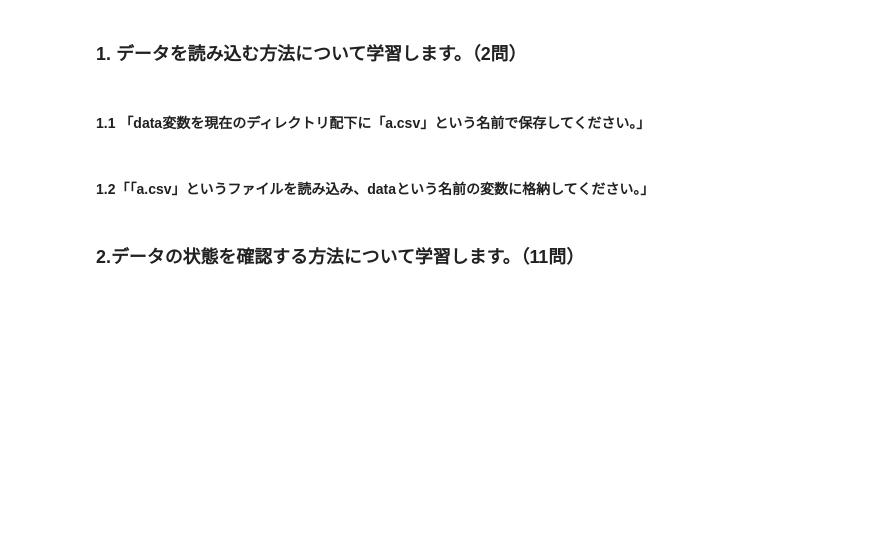
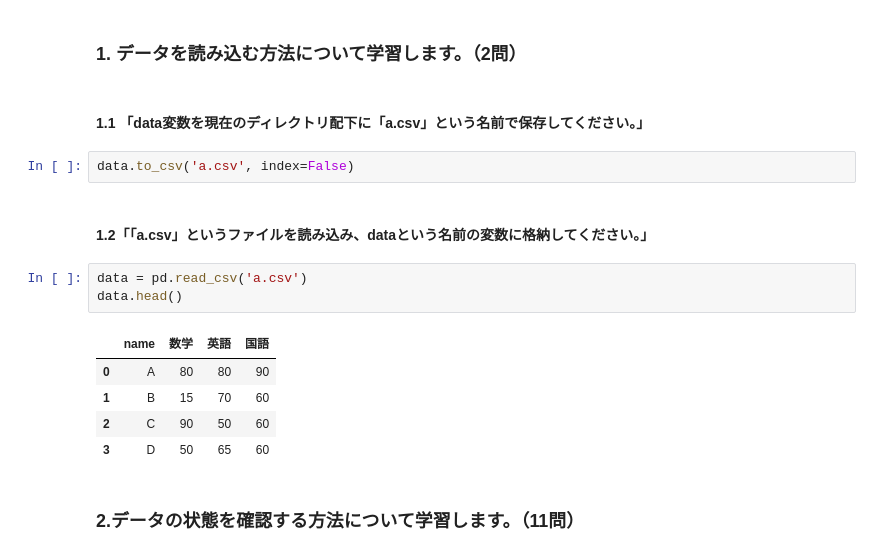
Before and after one commit to area6080/python_basic, a Jupyter notebook: pandas_editor.ipynb, the cells around one changed output. Drawn from its saved outputs; the diff is of its cells as text; blank space fills up the shorter version.

```diff
--- a/pandas_editor.ipynb
+++ b/pandas_editor.ipynb
@@ -41,8 +41,19 @@ data_3 = pd.DataFrame({'name': ['A', 'B', 'C', 'D'],
 ### 1. データを読み込む方法について学習します。（2問）
 # %% [markdown]
 #### 1.1 「data変数を現在のディレクトリ配下に「a.csv」という名前で保存してください。」
+# %%
+data.to_csv('a.csv', index=False)
 # %% [markdown]
 #### 1.2「「a.csv」というファイルを読み込み、dataという名前の変数に格納してください。」
+# %%
+data = pd.read_csv('a.csv')
+data.head()
+# %% [output]
+|  | name | 数学 | 英語 | 国語 |
+| 0 | A | 80 | 80 | 90 |
+| 1 | B | 15 | 70 | 60 |
+| 2 | C | 90 | 50 | 60 |
+| 3 | D | 50 | 65 | 60 |
 # %% [markdown]
 ### 2.データの状態を確認する方法について学習します。（11問）
 # %% [markdown]
```
Also changed, not shown: parts of 8 cells of this notebook.
